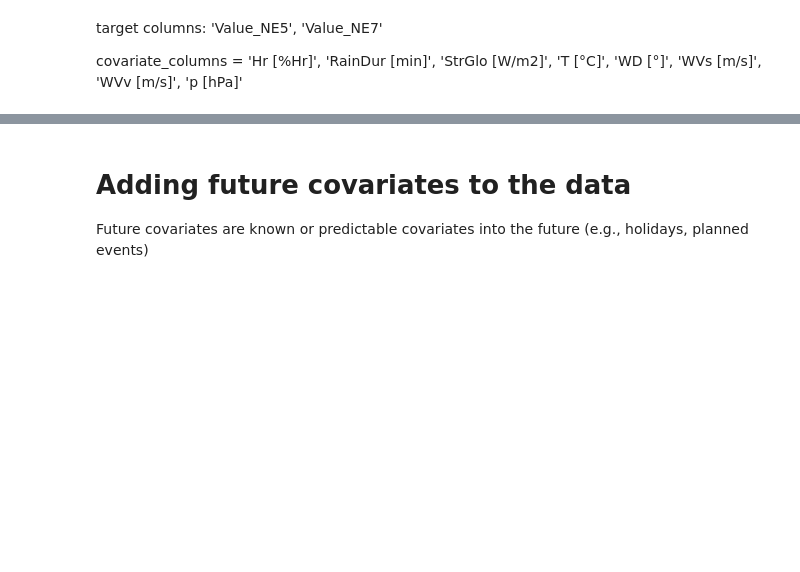
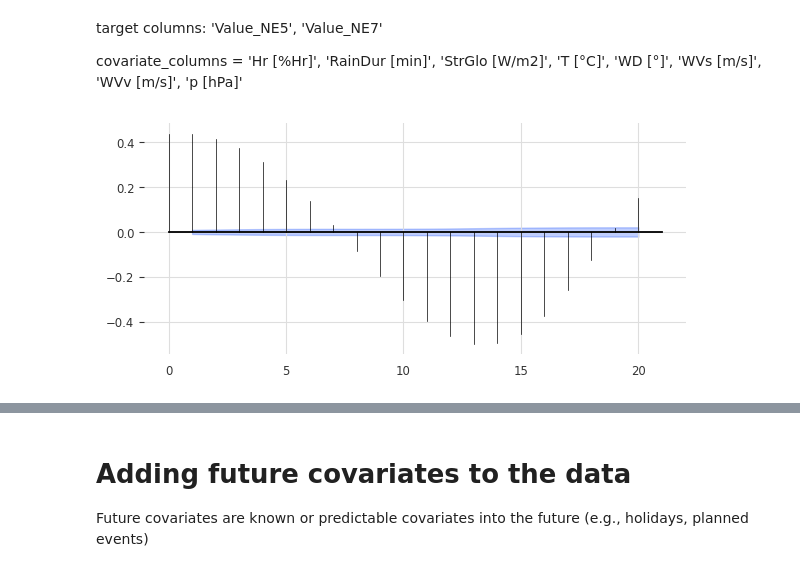
Before and after one commit to MATnani/time-series-lab, a Jupyter notebook: block6_modern_architectures_Solution.ipynb, the cells around one changed output, grey strips where cells are left out. Cells and saved outputs as stored; diff of their text form; code cells hidden in the pictures; blank space fills up the shorter version.

```diff
--- a/block6_modern_architectures_Solution.ipynb
+++ b/block6_modern_architectures_Solution.ipynb
@@ -91,7 +102,7 @@ target_series = series[target_columns]
 past_covariates = series[covariate_columns]
 # %%
 # preprocess target series
-target_series_resampled = target_series.resample('H', method='mean')
+target_series_resampled = target_series.resample('H', method='sum')
 
 train_target, test_target = target_series_resampled.split_before(0.7)
 
@@ -127,11 +138,13 @@ covariate_columns = 'Hr [%Hr]', 'RainDur [min]', 'StrGlo [W/m2]', 'T [°C]', 'WD
 # %%
 # plot cross-correlation function between target and covariate (keep max_lag=10 for performance reasons)
 from darts.utils.statistics import plot_ccf
 
 tr_column = 'Value_NE5'
 cov_column = 'StrGlo [W/m2]'
 
-plot_ccf(train_scaled[tr_column], train_cov_scaled[cov_column], max_lag=10, fig_size=(7, 3))
+plot_ccf(train_scaled[tr_column], train_cov_scaled[cov_column], max_lag=20, fig_size=(7, 3))
+# %% [output]
+[figure, added]
 # %%
 # plot the selected target and covariate series (Use the rescaled data train_scaled and train_cov_scaled)
 fig, ax = plt.subplots(figsize=(12, 6))
```
Also changed, not shown: parts of 4 cells of this notebook, 1 other file.
